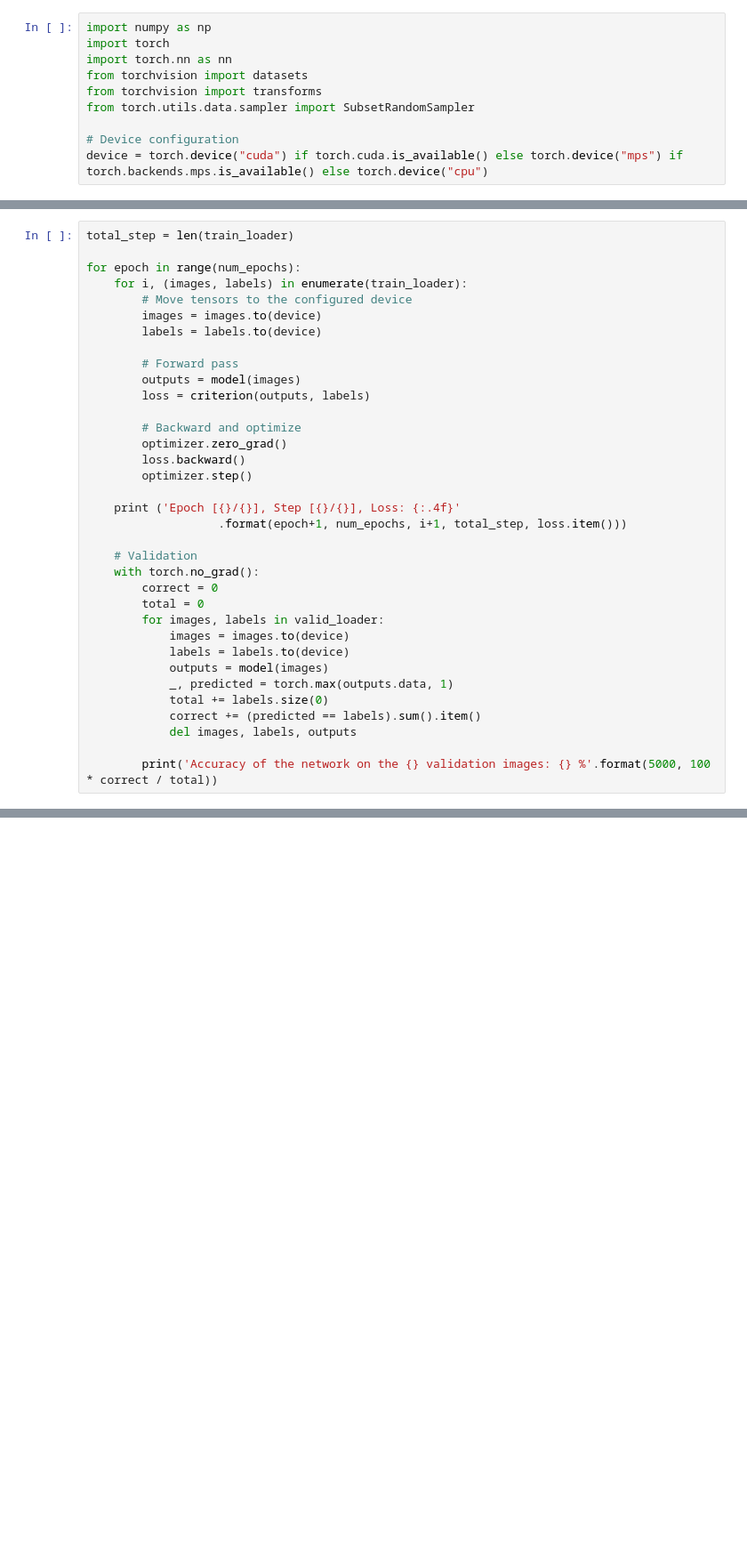
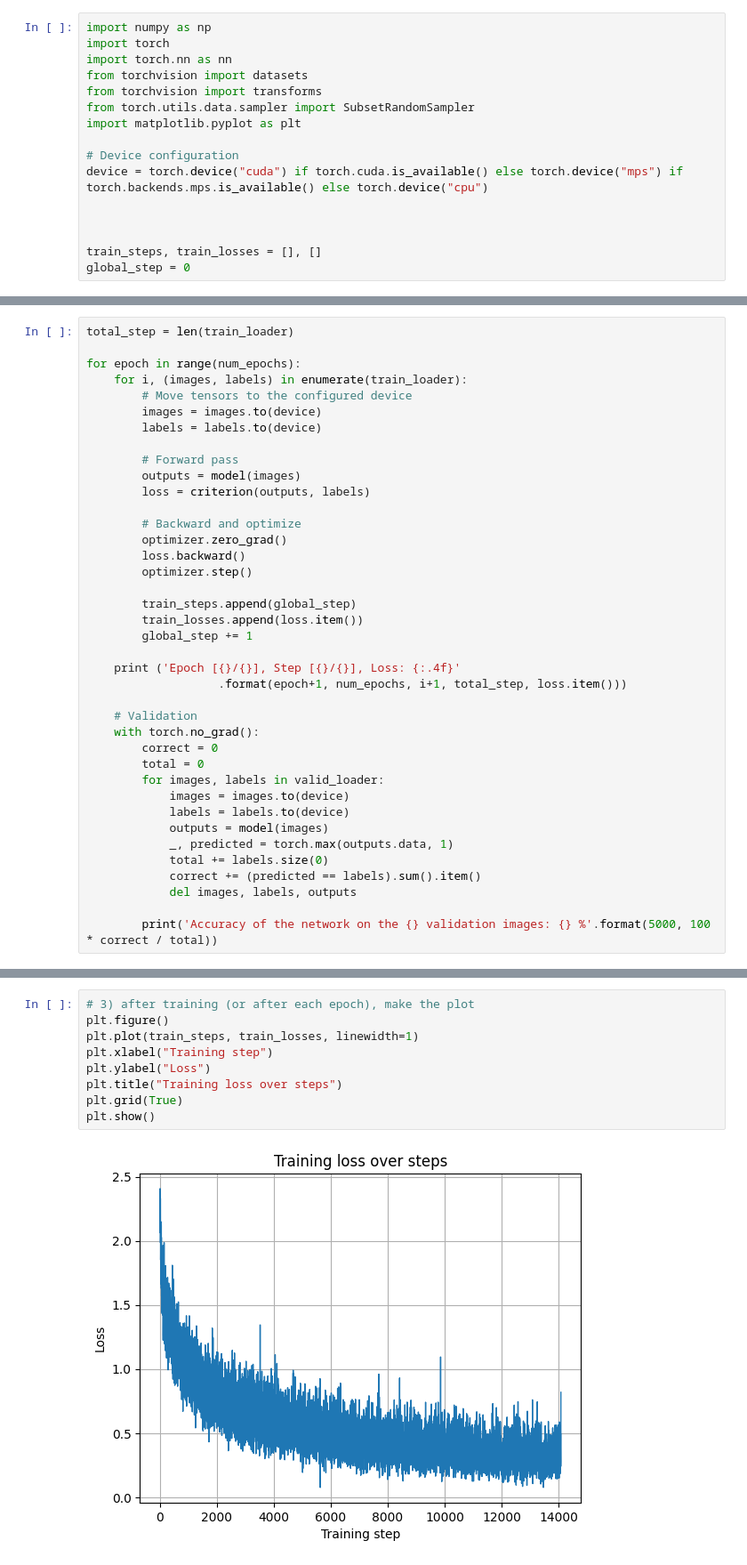
Before and after one commit to Johnmakuta/CIFAR-DL, a Jupyter notebook: test.ipynb, the cells around one changed output, grey strips where cells are left out. Shown at 89% size. Saved outputs shown, nothing was run; the diff lists cells and outputs as text; blank space fills up the shorter version.

```diff
--- a/test.ipynb
+++ b/test.ipynb
@@ -5,9 +5,15 @@ import torch.nn as nn
 from torchvision import datasets
 from torchvision import transforms
 from torch.utils.data.sampler import SubsetRandomSampler
+import matplotlib.pyplot as plt
 
 # Device configuration
 device = torch.device("cuda") if torch.cuda.is_available() else torch.device("mps") if torch.backends.mps.is_available() else torch.device("cpu")
+
+
+
+train_steps, train_losses = [], []
+global_step = 0
 # %%
 def get_train_valid_loader(data_dir,
                            batch_size,
@@ -186,6 +190,10 @@ for epoch in range(num_epochs):
         loss.backward()
         optimizer.step()
 
+        train_steps.append(global_step)
+        train_losses.append(loss.item())
+        global_step += 1
+
     print ('Epoch [{}/{}], Step [{}/{}], Loss: {:.4f}'
                    .format(epoch+1, num_epochs, i+1, total_step, loss.item()))
 
@@ -239,0 +248,11 @@ Accuracy of the network on the 10000 test images: 83.09 %
+# %%
+# 3) after training (or after each epoch), make the plot
+plt.figure()
+plt.plot(train_steps, train_losses, linewidth=1)
+plt.xlabel("Training step")
+plt.ylabel("Loss")
+plt.title("Training loss over steps")
+plt.grid(True)
+plt.show()
+# %% [output]
+[figure, added]
```
Also changed, not shown: parts of 6 cells of this notebook.
